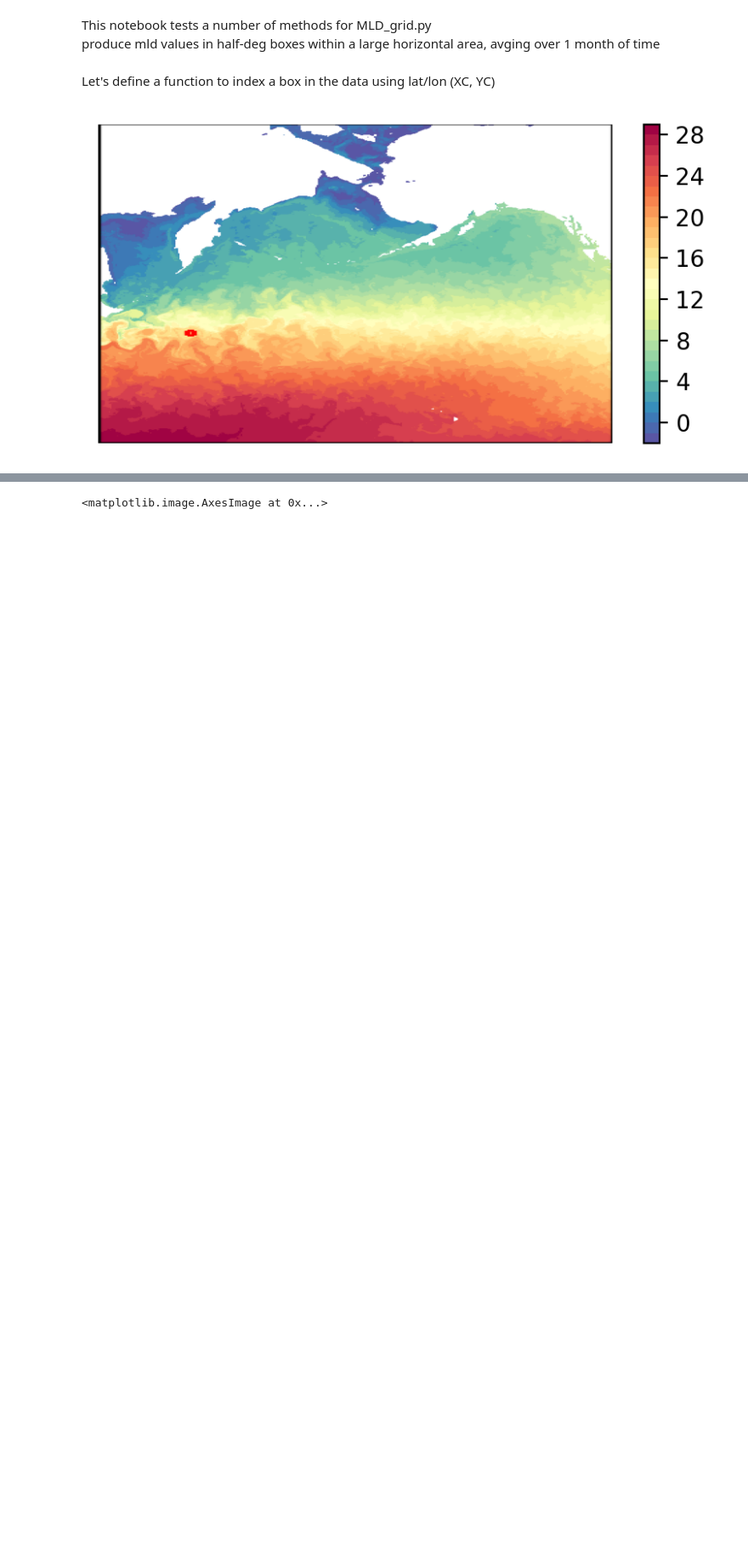
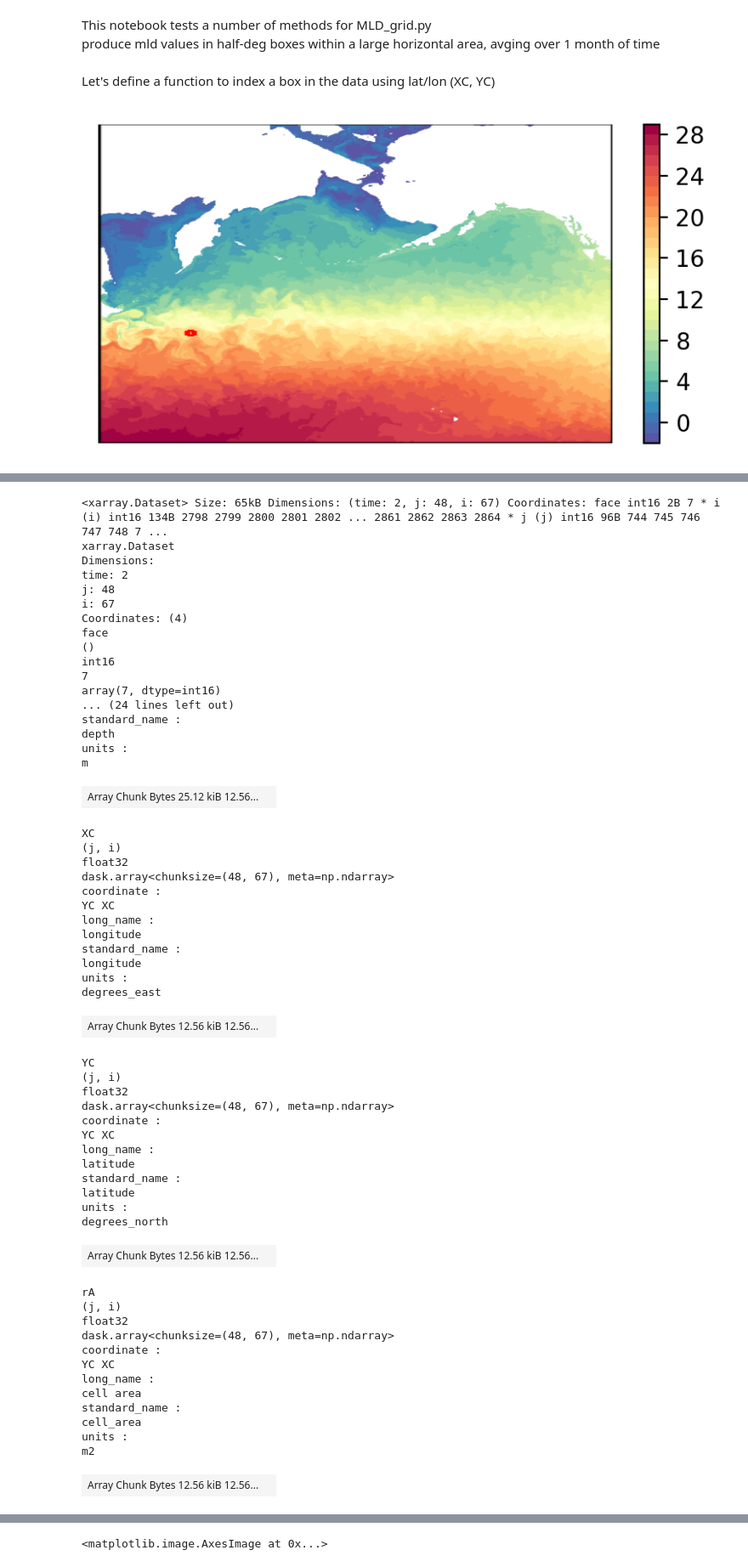
Before and after one commit to GHOpenonic/LLC_ocean_emulator, a Jupyter notebook: high_res_diagnostics/MLD/MLD_grid_testing.ipynb, the cells around one changed output, grey strips where cells are left out. Shown at 85% size. Saved outputs shown, nothing was run; the diff lists cells and outputs as text; code cells hidden in the pictures; blank space fills up the shorter version.

Commit message:
update MLD_per_pixel,tile

```diff
--- a/high_res_diagnostics/MLD/MLD_grid_testing.ipynb
+++ b/high_res_diagnostics/MLD/MLD_grid_testing.ipynb
@@ -250,0 +231,65 @@ Attributes: (0)
+# %%
+path = '/orcd/data/abodner/002/cody/MLD_per_pixel/MLD__Kuroshio_1.0_(0,720).zarr'
+MLD_pixel_test = xr.open_zarr(path)
+# %%
+MLD_pixel_test = MLD_pixel_test.coarsen(time=15*24, boundary="trim").mean()
+# %%
+MLD_pixel_test
+# %% [output]
+<xarray.Dataset> Size: 65kB Dimensions: (time: 2, j: 48, i: 67) Coordinates: face int16 2B 7 * i (i) int16 134B 2798 2799 2800 2801 2802 ... 2861 2862 2863 2864 * j (j) int16 96B 744 745 746 747 748 7 ...
+xarray.Dataset
+Dimensions:
+time: 2
+j: 48
+i: 67
+Coordinates: (4)
+face
+()
+int16
+7
+array(7, dtype=int16)
+... (24 lines left out)
+standard_name :
+depth
+units :
+m
+| Array Chunk Bytes 25.12 kiB 12.56... |  |
+XC
+(j, i)
+float32
+dask.array<chunksize=(48, 67), meta=np.ndarray>
+coordinate :
+YC XC
+long_name :
+longitude
+standard_name :
+longitude
+units :
+degrees_east
+| Array Chunk Bytes 12.56 kiB 12.56... |  |
+YC
+(j, i)
+float32
+dask.array<chunksize=(48, 67), meta=np.ndarray>
+coordinate :
+YC XC
+long_name :
+latitude
+standard_name :
+latitude
+units :
+degrees_north
+| Array Chunk Bytes 12.56 kiB 12.56... |  |
+rA
+(j, i)
+float32
+dask.array<chunksize=(48, 67), meta=np.ndarray>
+coordinate :
+YC XC
+long_name :
+cell area
+standard_name :
+cell_area
+units :
+m2
+| Array Chunk Bytes 12.56 kiB 12.56... |  |
```
Also changed, not shown: parts of 8 cells of this notebook, 3 other files.
